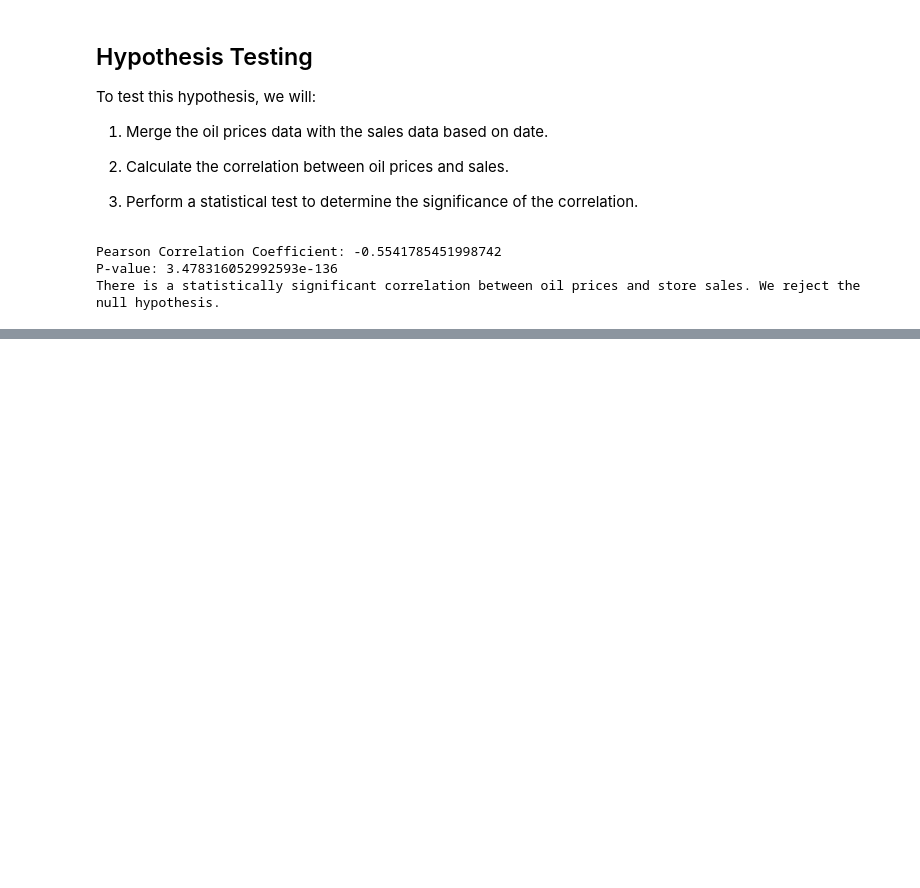
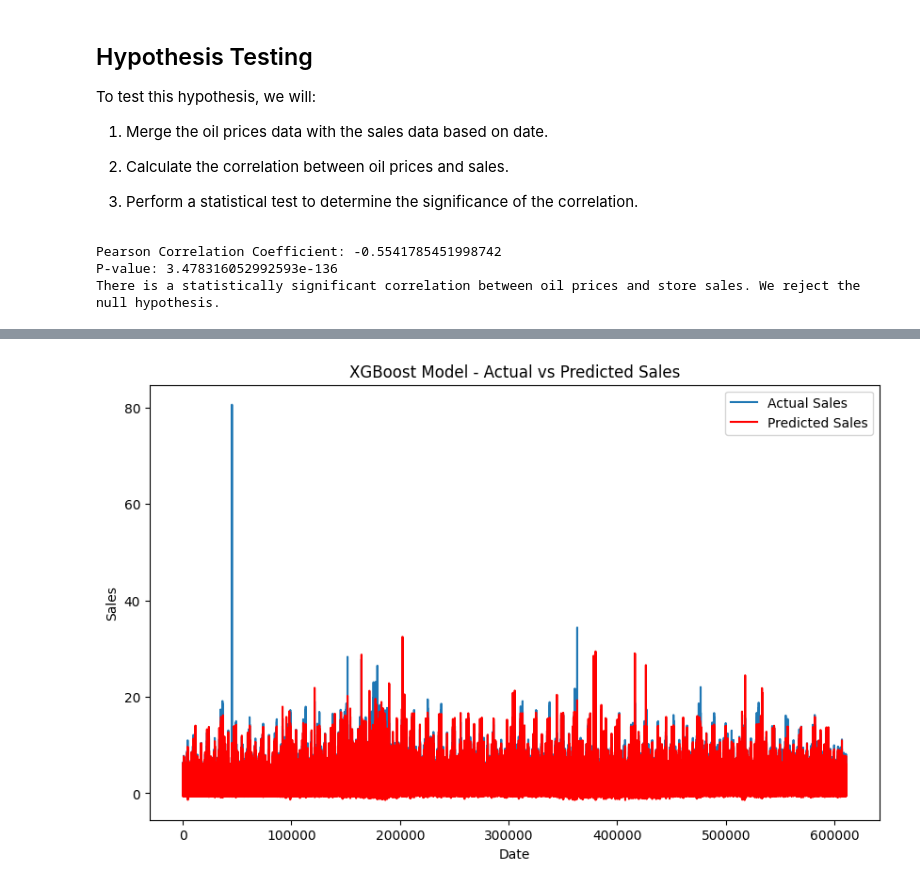
Before and after one commit to MillicentAgyir/LP3--Time-Series-Analysis, a Jupyter notebook: Notebooks/main-1.ipynb, the cells around one changed output, grey strips where cells are left out. Saved outputs shown, nothing was run; the diff lists cells and outputs as text; code cells hidden in the pictures; blank space fills up the shorter version.

Commit message:
XGBOOST MODEL

```diff
--- a/Notebooks/main-1.ipynb
+++ b/Notebooks/main-1.ipynb
@@ -1009,0 +1014,19 @@ There is a statistically significant correlation between oil prices and store sa
+# %%
+#Addimg new features
+# Add new time-related features
+train_data['day_of_week'] = train_data['date'].dt.dayofweek
+train_data['month'] = train_data['date'].dt.month
+train_data['quarter'] = train_data['date'].dt.quarter
+train_data['year'] = train_data['date'].dt.year
+
+# Add rolling window features (example for sales)
+train_data['rolling_mean_7'] = train_data['sales'].rolling(window=7).mean()
+train_data['rolling_std_7'] = train_data['sales'].rolling(window=7).std()
+
+# Fill NaN values created by rolling window
+train_data.fillna(0, inplace=True)
+# %%
+# Scale numerical features
+scaler = StandardScaler()
+numerical_cols = ['sales', 'onpromotion', 'dcoilwtico', 'transactions']
+train_data[numerical_cols] = scaler.fit_transform(train_data[numerical_cols])
@@ -1009,0 +1035,79 @@ There is a statistically significant correlation between oil prices and store sa
+# %%
+
+import numpy as np
+from sklearn.model_selection import train_test_split
+from sklearn.preprocessing import StandardScaler
+from xgboost import XGBRegressor
+from sklearn.metrics import mean_squared_error, mean_absolute_error
+import matplotlib.pyplot as plt
+
+
+# Ensure 'date' column is in datetime format
+train_data['date'] = pd.to_datetime(train_data['date'])
+
+# Extract date features
+train_data['day_of_week'] = train_data['date'].dt.dayofweek
+train_data['month'] = train_data['date'].dt.month
+train_data['year'] = train_data['date'].dt.year
+train_data['day'] = train_data['date'].dt.day
+train_data['week_of_year'] = train_data['date'].dt.isocalendar().week
+
+# Create lag features for sales (e.g., previous day's sales)
+train_data['lag_1'] = train_data['sales'].shift(1)
+train_data['lag_7'] = train_data['sales'].shift(7)
+
+# Handle missing values created by lag features
+train_data = train_data.dropna()
+
+# Identify categorical columns that are present in the dataset
+available_categorical_cols = [col for col in ['store_nbr', 'family', 'city', 'state', 'type_x', 'type_y', 'locale', 'locale_name', 'description', 'transferred'] if col in train_data.columns]
+
+# Limit the number of unique categories for encoding
+train_data = train_data.copy()
+for col in available_categorical_cols:
+    top_categories = train_data[col].value_counts().index[:10]  # Use top 10 categories
+    train_data[col] = train_data[col].apply(lambda x: x if x in top_categories else 'Other')
+
+# Encode categorical variables using one-hot encoding
+train_data = pd.get_dummies(train_data, columns=available_categorical_cols, drop_first=True)
+
+# Define the features and target variable
+features = train_data.drop(columns=['date', 'sales'])
+target = train_data['sales']
+
+# Split the data into training and test sets
+X_train, X_test, y_train, y_test = train_test_split(features, target, test_size=0.2, shuffle=False)
+
+# Initialize the scaler
+scaler = StandardScaler()
+
+# Fit the scaler on the training data and transform both training and test data
+X_train_scaled = scaler.fit_transform(X_train)
+X_test_scaled = scaler.transform(X_test)
+
+# Initialize and train the XGBoost model
+xgb_model = XGBRegressor(n_estimators=100, learning_rate=0.1, max_depth=6, subsample=0.8, colsample_bytree=0.8)
+xgb_model.fit(X_train_scaled, y_train)
+
+# Make predictions
+y_pred = xgb_model.predict(X_test_scaled)
+
+# Evaluate the model
+mse = mean_squared_error(y_test, y_pred)
+mae = mean_absolute_error(y_test, y_pred)
+rmse = np.sqrt(mse)
+
+print(f"Mean Squared Error: {mse}")
+print(f"Mean Absolute Error: {mae}")
+print(f"Root Mean Squared Error: {rmse}")
+
+# Plot actual vs predicted sales
+plt.figure(figsize=(10, 6))
+plt.plot(y_test.values, label='Actual Sales')
+plt.plot(y_pred, label='Predicted Sales', color='red')
+plt.xlabel('Date')
+plt.ylabel('Sales')
+plt.title('XGBoost Model - Actual vs Predicted Sales')
+plt.legend()
+plt.show()
+# %% [output]
@@ -1009,0 +1117 @@ There is a statistically significant correlation between oil prices and store sa
+[figure, added]
```
Also changed, not shown: parts of 6 cells of this notebook.
